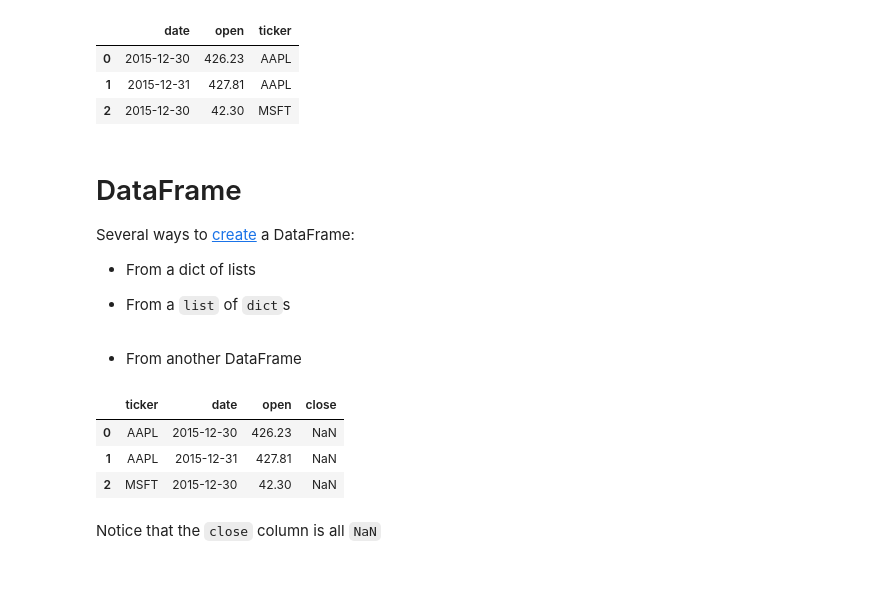
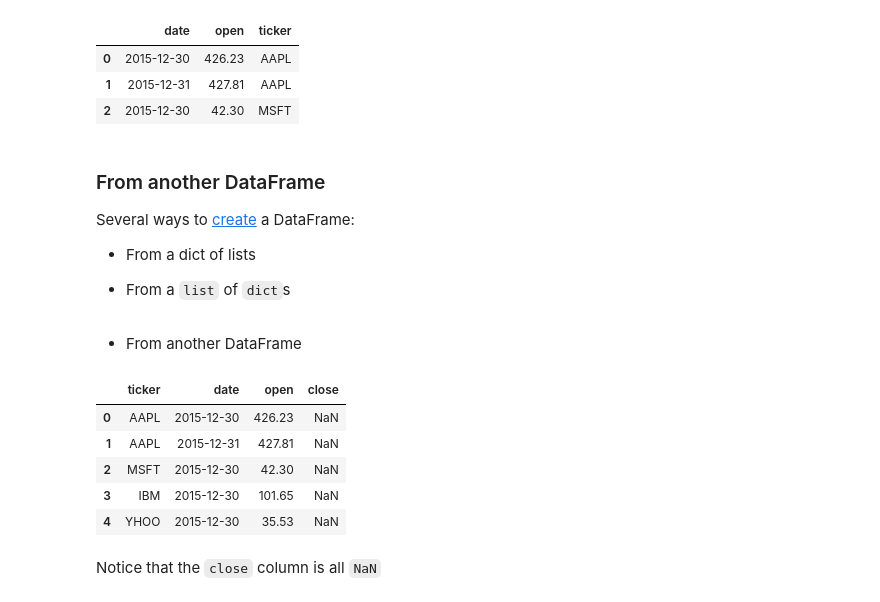
Before and after one commit to dgerlanc/programming-with-data, a Jupyter notebook: 02-intro-to-pandas-part-2-slides.ipynb, the cells around one changed output. Cells and saved outputs as stored; diff of their text form; code cells hidden in the pictures; blank space fills up the shorter version.

```diff
--- a/02-intro-to-pandas-part-2-slides.ipynb
+++ b/02-intro-to-pandas-part-2-slides.ipynb
@@ -55,7 +57,7 @@ pd.DataFrame(_df)
 | 1 | 2015-12-31 | 427.81 | AAPL |
 | 2 | 2015-12-30 | 42.30 | MSFT |
 # %% [markdown]
-# DataFrame
+### From another DataFrame
 
 Several ways to [create](http://pandas.pydata.org/pandas-docs/stable/dsintro.html#dataframe) a DataFrame:
 
@@ -65,12 +67,14 @@ Several ways to [create](http://pandas.pydata.org/pandas-docs/stable/dsintro.htm
 # %% [markdown]
 * From another DataFrame
 # %%
-pd.DataFrame(_df, columns=['ticker', 'date', 'open', 'close'])
+pd.DataFrame(df, columns=['ticker', 'date', 'open', 'close'])
 # %% [output]
 |  | ticker | date | open | close |
 | 0 | AAPL | 2015-12-30 | 426.23 | NaN |
 | 1 | AAPL | 2015-12-31 | 427.81 | NaN |
 | 2 | MSFT | 2015-12-30 | 42.30 | NaN |
+| 3 | IBM | 2015-12-30 | 101.65 | NaN |
+| 4 | YHOO | 2015-12-30 | 35.53 | NaN |
 # %% [markdown]
 Notice that the `close` column is all `NaN`
 # %% [markdown]
```
Also changed, not shown: parts of 41 cells of this notebook.
